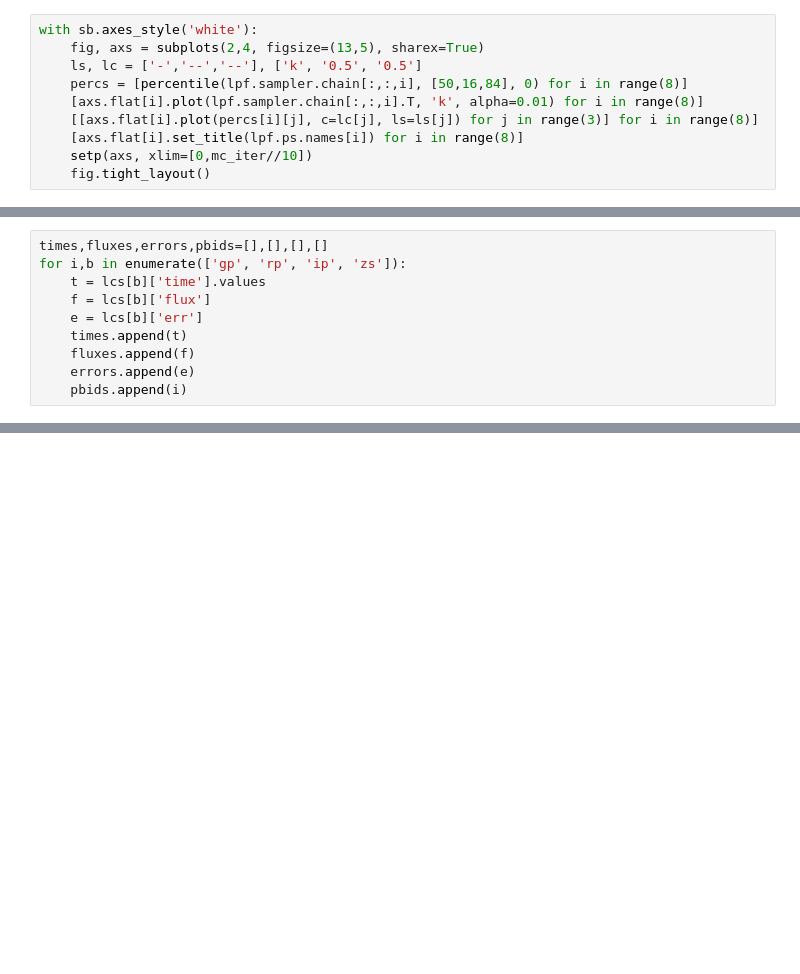
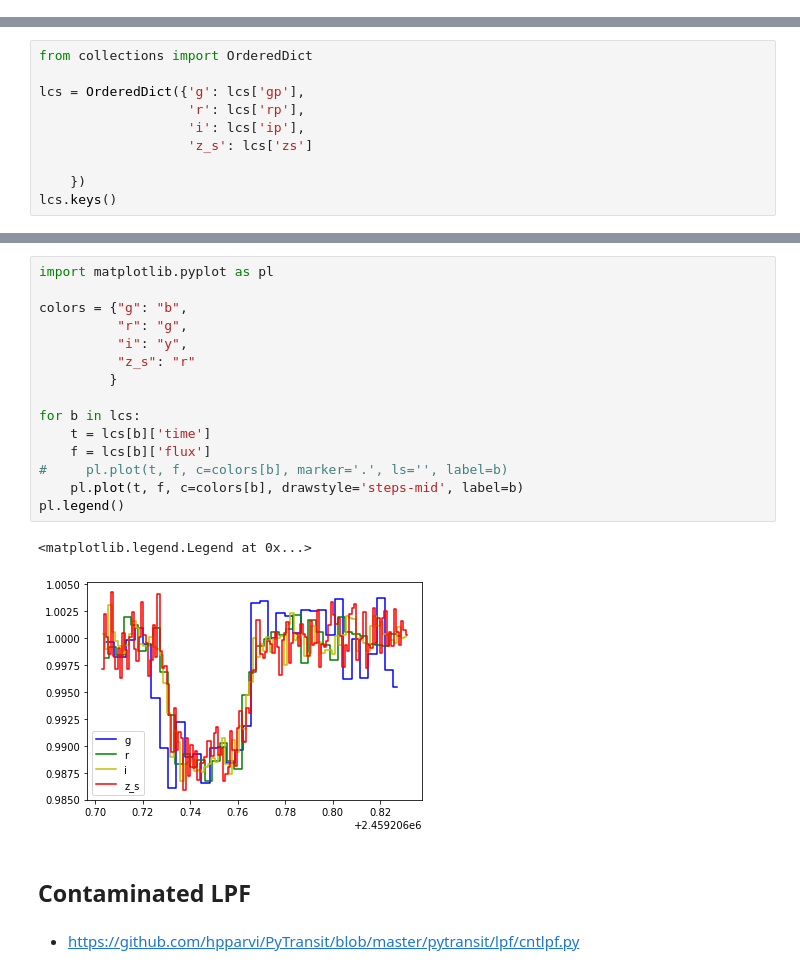
Before and after one commit to jpdeleon/toi1696, a Jupyter notebook: notebooks/contamination.ipynb, the cells around one changed output, grey strips where cells are left out. Cells and saved outputs as stored; diff of their text form; blank space fills up the shorter version.

```diff
--- a/notebooks/contamination.ipynb
+++ b/notebooks/contamination.ipynb
@@ -345,10 +0,0 @@ lpf.plot_light_curve('mc');
-# %%
-with sb.axes_style('white'):
-    fig, axs = subplots(2,4, figsize=(13,5), sharex=True)
-    ls, lc = ['-','--','--'], ['k', '0.5', '0.5']
-    percs = [percentile(lpf.sampler.chain[:,:,i], [50,16,84], 0) for i in range(8)]
-    [axs.flat[i].plot(lpf.sampler.chain[:,:,i].T, 'k', alpha=0.01) for i in range(8)]
-    [[axs.flat[i].plot(percs[i][j], c=lc[j], ls=ls[j]) for j in range(3)] for i in range(8)]
-    [axs.flat[i].set_title(lpf.ps.names[i]) for i in range(8)]
-    setp(axs, xlim=[0,mc_iter//10])
-    fig.tight_layout()
@@ -641,10 +0,0 @@ ipdb> exit
-# %%
-times,fluxes,errors,pbids=[],[],[],[]
-for i,b in enumerate(['gp', 'rp', 'ip', 'zs']):
-    t = lcs[b]['time'].values
-    f = lcs[b]['flux']
-    e = lcs[b]['err']
-    times.append(t)
-    fluxes.append(f)
-    errors.append(e)
-    pbids.append(i)
@@ -1328,0 +41,10 @@ class M2LPF(BaseLPF):
+# %%
+from collections import OrderedDict
+
+lcs = OrderedDict({'g': lcs['gp'],
+                   'r': lcs['rp'],
+                   'i': lcs['ip'],
+                   'z_s': lcs['zs']
+
+    })
+lcs.keys()
@@ -1328,0 +62,22 @@ class M2LPF(BaseLPF):
+# %%
+import matplotlib.pyplot as pl
+
+colors = {"g": "b",
+          "r": "g",
+          "i": "y",
+          "z_s": "r"
+         }
+
+for b in lcs:
+    t = lcs[b]['time']
+    f = lcs[b]['flux']
+#     pl.plot(t, f, c=colors[b], marker='.', ls='', label=b)
+    pl.plot(t, f, c=colors[b], drawstyle='steps-mid', label=b)
+pl.legend()
+# %% [output]
+<matplotlib.legend.Legend at 0x...>
+[figure, added]
+# %% [markdown]
+## Contaminated LPF
+# %% [markdown]
+* https://github.com/hpparvi/PyTransit/blob/master/pytransit/lpf/cntlpf.py
```
Also changed, not shown: parts of 76 cells of this notebook, 4 other files.
